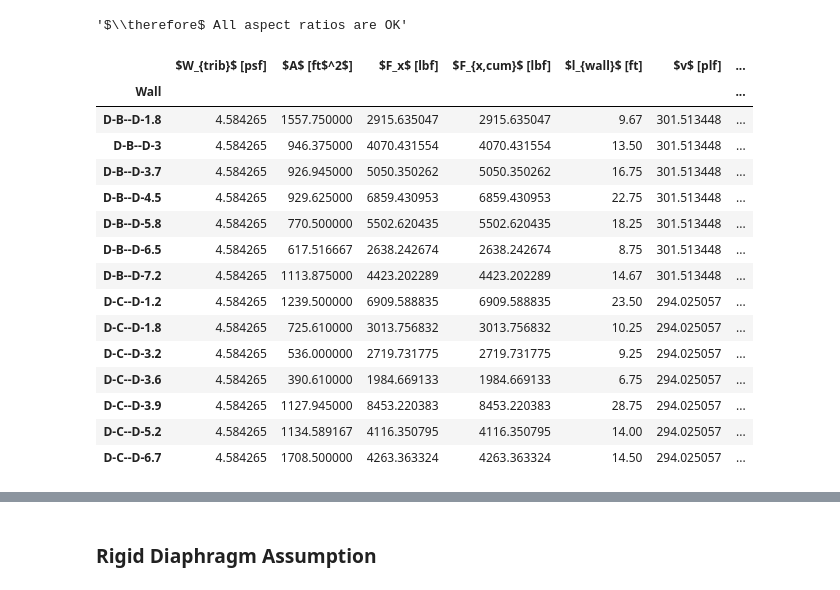
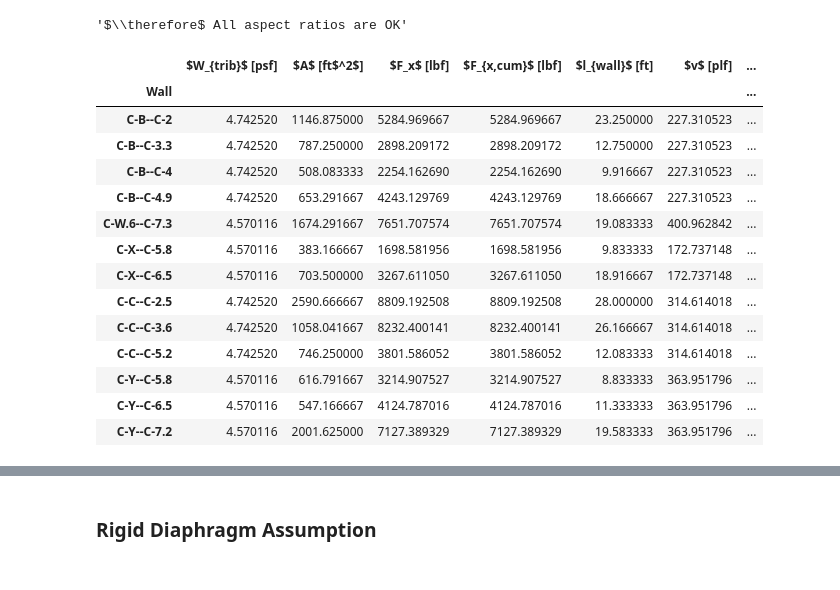
Before and after one commit to kpff-andy-sazima/Beaverton-Creek, a Jupyter notebook: building_c_seismic.ipynb, the cells around one changed output, grey strips where cells are left out. Cells and saved outputs as stored; diff of their text form; code cells hidden in the pictures.

```diff
--- a/building_c_seismic.ipynb
+++ b/building_c_seismic.ipynb
@@ -626,6 +626,7 @@ We will envelope the forces with a fully flexible diaphragm assumption and a ful
 diaphragm_rigidity = ["Flexible", "Rigid"]
 levels = ["Roof", "Level 5", "Level 4", "Level 3", "Level 2"]
 walls = {
+    # N-S
     "C-2.1": "N-S",
     "C-2.9": "N-S",
     "C-3": "N-S",
@@ -644,19 +645,17 @@ walls = {
     "C-8.3": "N-S",
     # E-W
     "C-B--C-2": "E-W",
-    "C-B--C-3.3": "E-W",
     "C-B--C-4": "E-W",
     "C-B--C-4.9": "E-W",
     "C-W.6--C-7.3": "E-W",
     "C-X--C-5.8": "E-W",
     "C-X--C-6.5": "E-W",
-    "C-X--C-7.2": "E-W",
     "C-C--C-2.5": "E-W",
     "C-C--C-3.6": "E-W",
     "C-C--C-5.2": "E-W",
     "C-Y--C-5.8": "E-W",
     "C-Y--C-6.5": "E-W",
-    "C-Y--C-7.6": "E-W",
+    "C-Y--C-7.2": "E-W",
 }
 
 index = pd.MultiIndex.from_product(
@@ -1115,20 +1108,18 @@ t_l__DC__7 = 51
 # %%
 # Wall segment lengths
-l_DB__1 = 9.67
-l_DB__2 = 13.5
-l_DB__3 = 16.75
-l_DB__4 = 22.75
-l_DB__5 = 18.25
-l_DB__6 = 8.75
-l_DB__7 = 14.67
+l_CB__1 = fi(23, 3)
+# l_CB__2 = fi(12, 9)
+l_CB__3 = fi(9, 11)
+l_CB__4 = fi(18, 8)
+l_CC__1 = fi(28)
+l_CC__2 = fi(19, 4)
+l_CC__3 = fi(12, 1)
 
-l_DC__1 = 23.5
-l_DC__2 = 10.25
-l_DC__3 = 9.25
-l_DC__4 = 6.75
-l_DC__5 = 28.75
-l_DC__6 = 14
-l_DC__7 = 14.5
-# l_DC4__1 = 19
+l_CX__1 = fi(9, 10)
+l_CX__2 = fi(18, 11)
+l_CW6__1 = fi(19, 1)
+l_CY__1 = fi(8, 10)
+l_CY__2 = fi(11, 4)
+l_CY__3 = fi(19, 7)
 # %%
 flexible_ew.loc["Roof", "tributary weight"] = float(f_p__roof)
@@ -1271,47 +1276,54 @@ display_table(
     position_float="centering",
     caption="Shear wall forces EW - Roof",
     label="tab:shear_wall_forces_roof_ew",
+)
+display_table(
+    dataframe=flexible_ew,
+    levels="Level 5",
+    column_names_filter_and_map=column_name_map,
+    position_float="centering",
+    caption="Shear wall forces EW - Level 5",
+    label="tab:shear_wall_forces_level5_ew",
 )
 display_table(
     dataframe=flexible_ew,
     levels="Level 4",
     column_names_filter_and_map=column_name_map,
     position_float="centering",
     caption="Shear wall forces EW - Level 4",
     label="tab:shear_wall_forces_level4_ew",
 )
 display_table(
     dataframe=flexible_ew,
     levels="Level 3",
     column_names_filter_and_map=column_name_map,
     position_float="centering",
     caption="Shear wall forces EW - Level 3",
     label="tab:shear_wall_forces_level3_ew",
 )
 display_table(
     dataframe=flexible_ew,
     levels="Level 2",
     column_names_filter_and_map=column_name_map,
     position_float="centering",
     caption="Shear wall forces EW - Level 2",
     label="tab:shear_wall_forces_level2_ew",
 )
 # %% [output]
 |  | $W_{trib}$ [psf] | $A$ [ft$^2$] | $F_x$ [lbf] | $F_{x,cum}$ [lbf] | $l_{wall}$ [ft] | $v$ [plf] | ... |
 | Wall |  |  |  |  |  |  | ... |
-| D-B--D-1.8 | 4.584265 | 1557.750000 | 2915.635047 | 2915.635047 | 9.67 | 301.513448 | ... |
-| D-B--D-3 | 4.584265 | 946.375000 | 4070.431554 | 4070.431554 | 13.50 | 301.513448 | ... |
-| D-B--D-3.7 | 4.584265 | 926.945000 | 5050.350262 | 5050.350262 | 16.75 | 301.513448 | ... |
-| D-B--D-4.5 | 4.584265 | 929.625000 | 6859.430953 | 6859.430953 | 22.75 | 301.513448 | ... |
-| D-B--D-5.8 | 4.584265 | 770.500000 | 5502.620435 | 5502.620435 | 18.25 | 301.513448 | ... |
-| D-B--D-6.5 | 4.584265 | 617.516667 | 2638.242674 | 2638.242674 | 8.75 | 301.513448 | ... |
-| D-B--D-7.2 | 4.584265 | 1113.875000 | 4423.202289 | 4423.202289 | 14.67 | 301.513448 | ... |
-| D-C--D-1.2 | 4.584265 | 1239.500000 | 6909.588835 | 6909.588835 | 23.50 | 294.025057 | ... |
-| D-C--D-1.8 | 4.584265 | 725.610000 | 3013.756832 | 3013.756832 | 10.25 | 294.025057 | ... |
-| D-C--D-3.2 | 4.584265 | 536.000000 | 2719.731775 | 2719.731775 | 9.25 | 294.025057 | ... |
-| D-C--D-3.6 | 4.584265 | 390.610000 | 1984.669133 | 1984.669133 | 6.75 | 294.025057 | ... |
-| D-C--D-3.9 | 4.584265 | 1127.945000 | 8453.220383 | 8453.220383 | 28.75 | 294.025057 | ... |
-| D-C--D-5.2 | 4.584265 | 1134.589167 | 4116.350795 | 4116.350795 | 14.00 | 294.025057 | ... |
-| D-C--D-6.7 | 4.584265 | 1708.500000 | 4263.363324 | 4263.363324 | 14.50 | 294.025057 | ... |
+| C-B--C-2 | 4.742520 | 1146.875000 | 5284.969667 | 5284.969667 | 23.250000 | 227.310523 | ... |
+| C-B--C-3.3 | 4.742520 | 787.250000 | 2898.209172 | 2898.209172 | 12.750000 | 227.310523 | ... |
+| C-B--C-4 | 4.742520 | 508.083333 | 2254.162690 | 2254.162690 | 9.916667 | 227.310523 | ... |
+| C-B--C-4.9 | 4.742520 | 653.291667 | 4243.129769 | 4243.129769 | 18.666667 | 227.310523 | ... |
+| C-W.6--C-7.3 | 4.570116 | 1674.291667 | 7651.707574 | 7651.707574 | 19.083333 | 400.962842 | ... |
+| C-X--C-5.8 | 4.570116 | 383.166667 | 1698.581956 | 1698.581956 | 9.833333 | 172.737148 | ... |
+| C-X--C-6.5 | 4.570116 | 703.500000 | 3267.611050 | 3267.611050 | 18.916667 | 172.737148 | ... |
+| C-C--C-2.5 | 4.742520 | 2590.666667 | 8809.192508 | 8809.192508 | 28.000000 | 314.614018 | ... |
+| C-C--C-3.6 | 4.742520 | 1058.041667 | 8232.400141 | 8232.400141 | 26.166667 | 314.614018 | ... |
+| C-C--C-5.2 | 4.742520 | 746.250000 | 3801.586052 | 3801.586052 | 12.083333 | 314.614018 | ... |
+| C-Y--C-5.8 | 4.570116 | 616.791667 | 3214.907527 | 3214.907527 | 8.833333 | 363.951796 | ... |
+| C-Y--C-6.5 | 4.570116 | 547.166667 | 4124.787016 | 4124.787016 | 11.333333 | 363.951796 | ... |
+| C-Y--C-7.2 | 4.570116 | 2001.625000 | 7127.389329 | 7127.389329 | 19.583333 | 363.951796 | ... |
 |  | $W_{trib}$ [psf] | $A$ [ft$^2$] | $F_x$ [lbf] | $F_{x,cum}$ [lbf] | $l_{wall}$ [ft] | $v$ [plf] | ... |
 | Wall |  |  |  |  |  |  | ... |
```
Also changed, not shown: parts of 18 cells of this notebook, 1 other file.
